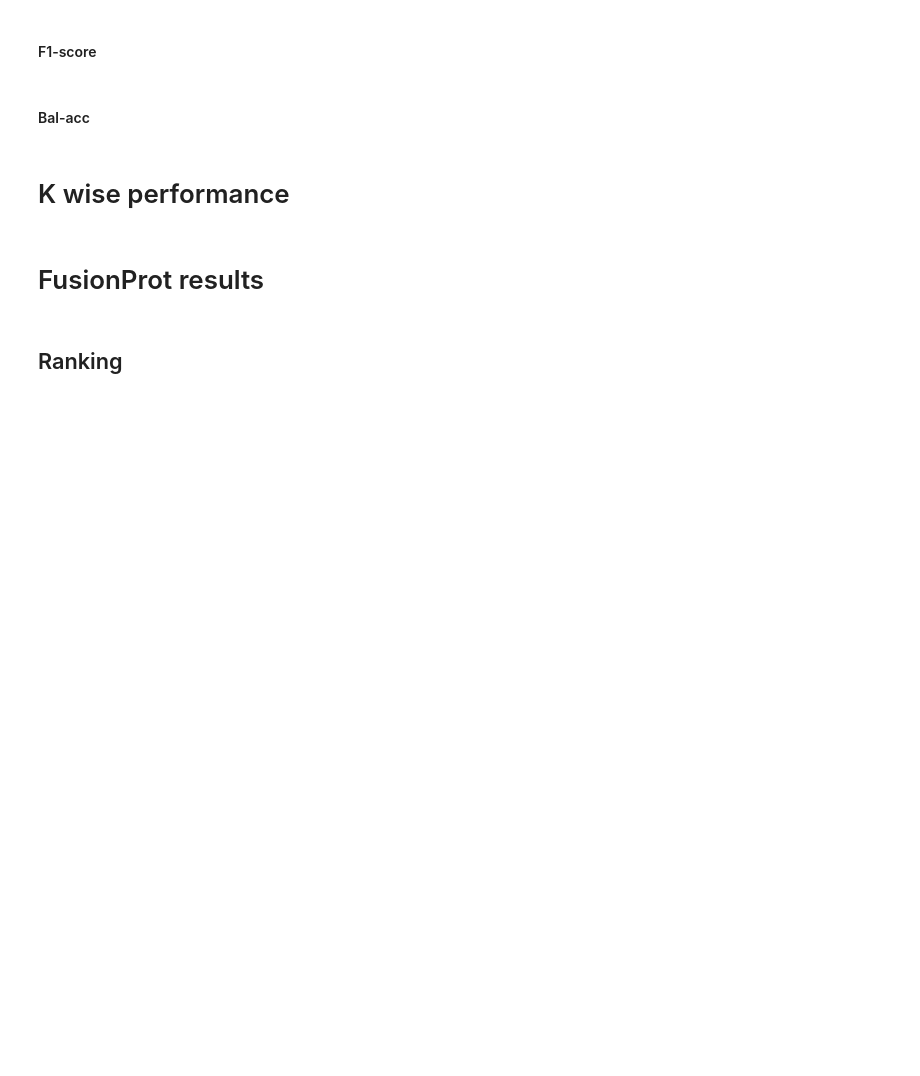
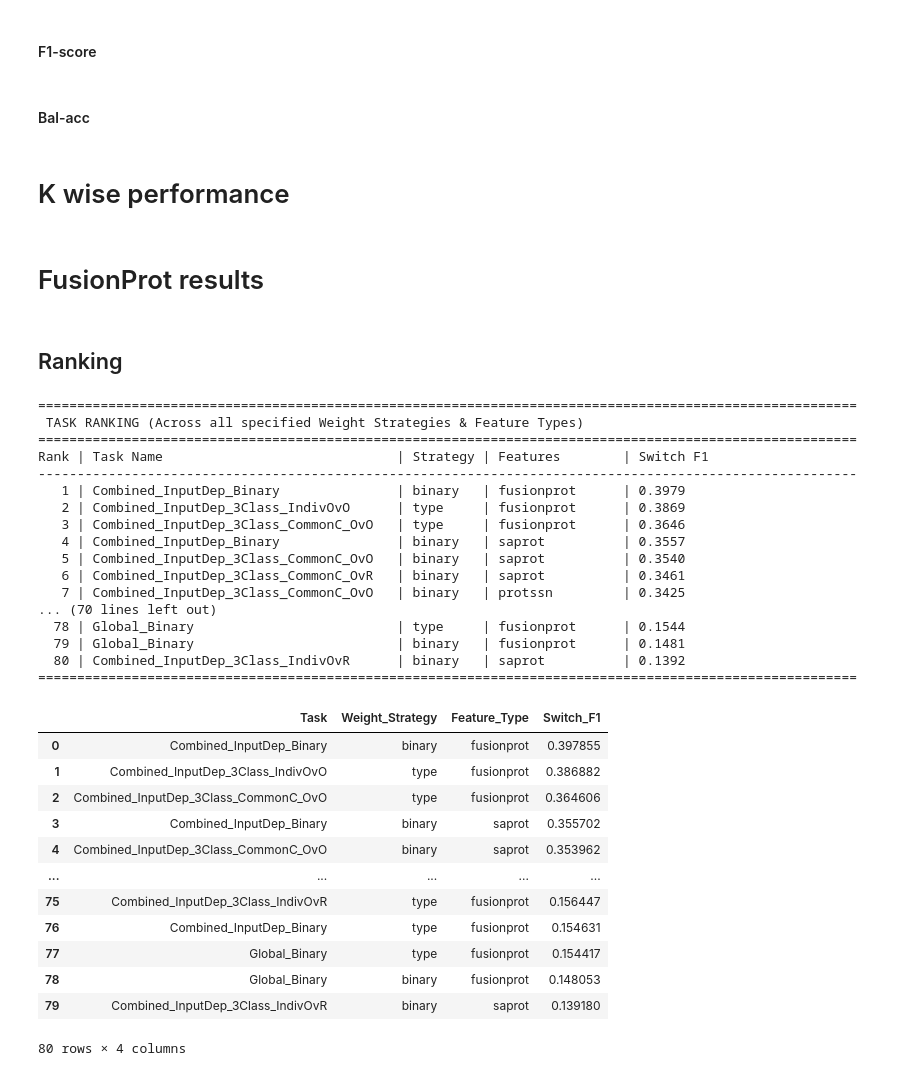
Before and after one commit to Pranav-Machingal/fs_classification_bda26, a Jupyter notebook: results_visualization.ipynb, the cells around one changed output. Drawn from its saved outputs; the diff is of its cells as text; code cells hidden in the pictures; blank space fills up the shorter version.

```diff
--- a/results_visualization.ipynb
+++ b/results_visualization.ipynb
@@ -105,7 +105,38 @@ all_tasks = tasks1+tasks2+tasks3
 ## Ranking
 # %%
 from visualization_utils import rank_tasks_by_switch_f1
-rank_tasks_by_switch_f1(weight_strategies=['binary', 'type'], feature_types=['fusionprot'])
+rank_tasks_by_switch_f1(weight_strategies=['binary', 'type'], feature_types=['fusionprot', 'saprot', 'protssn', 'prosst'])
+# %% [output]
+=========================================================================================================
+ TASK RANKING (Across all specified Weight Strategies & Feature Types)
+=========================================================================================================
+Rank | Task Name                              | Strategy | Features        | Switch F1
+---------------------------------------------------------------------------------------------------------
+   1 | Combined_InputDep_Binary               | binary   | fusionprot      | 0.3979
+   2 | Combined_InputDep_3Class_IndivOvO      | type     | fusionprot      | 0.3869
+   3 | Combined_InputDep_3Class_CommonC_OvO   | type     | fusionprot      | 0.3646
+   4 | Combined_InputDep_Binary               | binary   | saprot          | 0.3557
+   5 | Combined_InputDep_3Class_CommonC_OvO   | binary   | saprot          | 0.3540
+   6 | Combined_InputDep_3Class_CommonC_OvR   | binary   | saprot          | 0.3461
+   7 | Combined_InputDep_3Class_CommonC_OvO   | binary   | protssn         | 0.3425
+... (70 lines left out)
+  78 | Global_Binary                          | type     | fusionprot      | 0.1544
+  79 | Global_Binary                          | binary   | fusionprot      | 0.1481
+  80 | Combined_InputDep_3Class_IndivOvR      | binary   | saprot          | 0.1392
+=========================================================================================================
+|  | Task | Weight_Strategy | Feature_Type | Switch_F1 |
+| 0 | Combined_InputDep_Binary | binary | fusionprot | 0.397855 |
+| 1 | Combined_InputDep_3Class_IndivOvO | type | fusionprot | 0.386882 |
+| 2 | Combined_InputDep_3Class_CommonC_OvO | type | fusionprot | 0.364606 |
+| 3 | Combined_InputDep_Binary | binary | saprot | 0.355702 |
+| 4 | Combined_InputDep_3Class_CommonC_OvO | binary | saprot | 0.353962 |
+| ... | ... | ... | ... | ... |
+| 75 | Combined_InputDep_3Class_IndivOvR | type | fusionprot | 0.156447 |
+| 76 | Combined_InputDep_Binary | type | fusionprot | 0.154631 |
+| 77 | Global_Binary | type | fusionprot | 0.154417 |
+| 78 | Global_Binary | binary | fusionprot | 0.148053 |
+| 79 | Combined_InputDep_3Class_IndivOvR | binary | saprot | 0.139180 |
+80 rows × 4 columns
 # %%
 from visualization_utils import plot_comprehensive_evaluation
 plot_comprehensive_evaluation(task_name='Combined_InputDep_Binary', weight_strategy='binary', feature_type="fusionprot")
```
Also changed, not shown: parts of 2 cells of this notebook, 5 other files.
